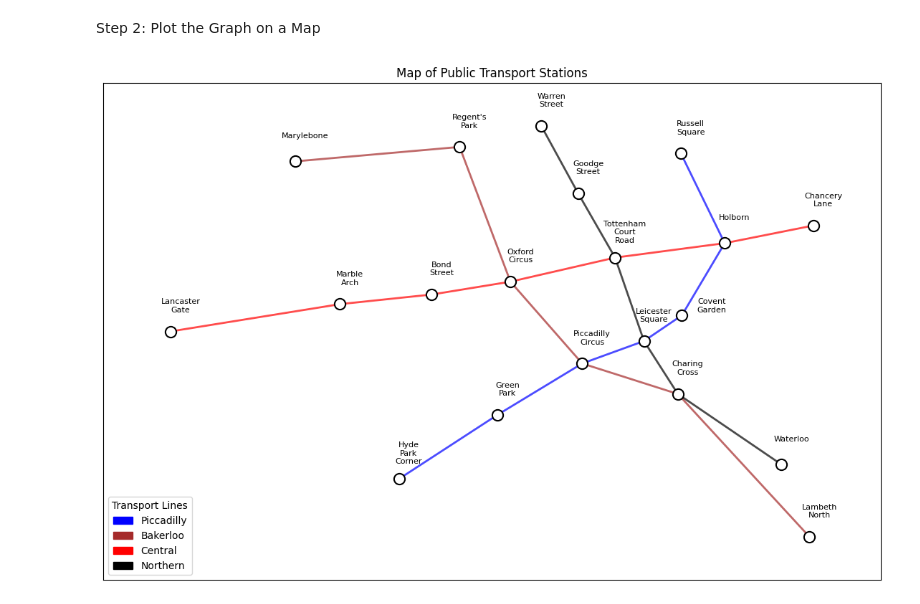
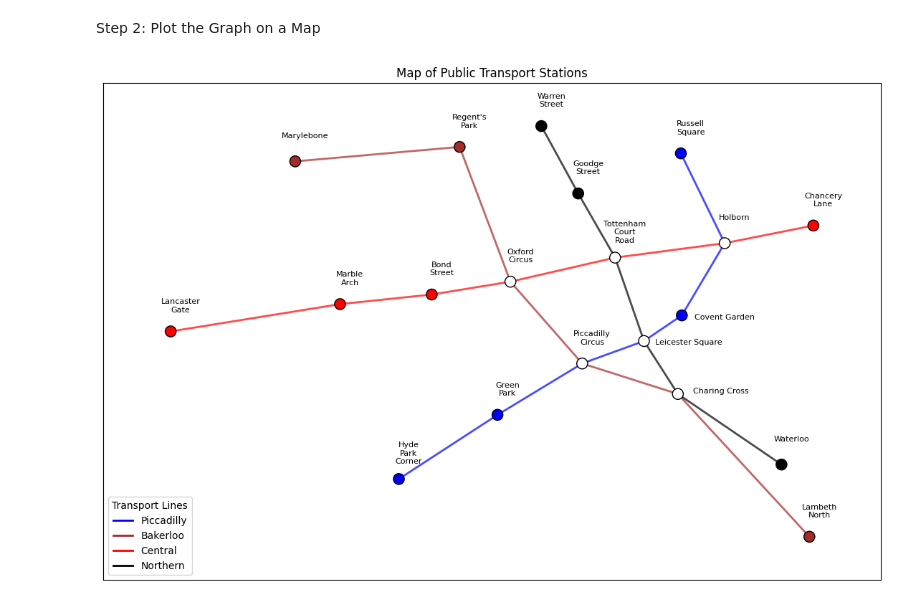
Before and after one commit to linhvdk220266/COMP1844_VoDangKhanhLinh_GCS220266, a Jupyter notebook: task_2.ipynb, the cells around one changed output. Drawn from its saved outputs; the diff is of its cells as text; code cells hidden in the pictures.

```diff
--- a/task_2.ipynb
+++ b/task_2.ipynb
@@ -210,7 +213,7 @@ final_result
 def break_long_string(label, max_words=2):
     """Breaks a string into multiple lines if it contains more than max_words."""
     words = label.split()
-    if len(words) >= max_words:
+    if len(words) >= max_words and label != "Leicester Square" and label != "Covent Garden" and label != "Charing Cross":
         return '\n'.join(words)  # Join words with newline character
     return label
 # %% [markdown]
@@ -230,46 +233,72 @@ line_colors = {
     'Northern': 'black'
 }
 
+interchange_station = {"Oxford Circus", "Tottenham Court Road", "Holborn", "Leicester Square", "Piccadilly Circus", "Charing Cross"}
+
 # Add edges to the graph with color mapping
 for df, line_name in zip([piccadilly_line, bakerloo_line, central_line, northern_line], line_colors.keys()):
     color = line_colors[line_name]
     for _, row in df.iterrows():
         G.add_edge(row['From Station'], row['To Station'], color=color)
+
+# Assign colors to nodes
+node_colors = []
+for node in G.nodes():
+    if node in interchange_station:
+        node_colors.append("white")  # Interchange station in white
+    else:
+        # Check each line to assign the line color for the node
+        for line_name, line_df in zip(line_colors.keys(), [piccadilly_line, bakerloo_line, central_line, northern_line]):
+            if node in line_df.values:
+                node_colors.append(line_colors[line_name])
+                break
 # %% [markdown]
 Step 2: Plot the Graph on a Map
 # %%
 fig, ax = plt.subplots(figsize=(14, 9))
 
 # Convert positions to map projection coordinates
 pos = {station: (lon, lat) for station, (lon, lat) in nx.get_node_attributes(G, 'pos').items()}
 
 # Offset positions for labels to avoid overlapping with nodes
 label_pos = {station: (lon + 0.001, lat + 0.0016) for station, (lon, lat) in pos.items()}
 
 # Adjust the label position of a specific node by name
 specific_node = "Covent Garden"
 if specific_node in label_pos:
-    label_pos[specific_node] = (label_pos[specific_node][0] + 0.002, label_pos[specific_node][1] - 0.001)
+    label_pos[specific_node] = (label_pos[specific_node][0] + 0.0033, label_pos[specific_node][1] - 0.0017)
+
+new_specific_node = "Leicester Square"
+if new_specific_node in label_pos:
+    label_pos[new_specific_node] = (label_pos[new_specific_node][0] + 0.0035, label_pos[new_specific_node][1] - 0.0017)
+
+other_specific_node = "Charing Cross"
+if other_specific_node in label_pos:
+    label_pos[other_specific_node] = (label_pos[other_specific_node][0] + 0.0033, label_pos[other_specific_node][1] - 0.0014)
 
 # Draw nodes
-nx.draw_networkx_nodes(G, pos, node_size=120, node_color="white", ax=ax, edgecolors="black", linewidths=1.5)
+nx.draw_networkx_nodes(G, pos, node_size=120, node_color=node_colors, ax=ax, edgecolors="black", linewidths=1)
 
 # Draw edges with assigned colors
 edges = G.edges(data=True)
 colors = [edge[2]['color'] for edge in edges]  # Get colors for each edge
 nx.draw_networkx_edges(G, pos, width=2, alpha=0.7, ax=ax, arrows=False, edge_color=colors)
 
 # Prepare labels with line breaks using the correct function
 label_dict = {station: break_long_string(station, max_words=2) for station in G.nodes()}
 
 # Draw labels with adjusted positions
 nx.draw_networkx_labels(G, label_pos, labels=label_dict, font_size=8, font_color="black", ax=ax)
 
 # Add a legend for each line
-legend_patches = [mpatches.Patch(color=color, label=line_name) for line_name, color in line_colors.items()]
-ax.legend(handles=legend_patches, title="Transport Lines", loc="lower left")
+# legend_patches = [mpatches.Patch(color=color, label=line_name) for line_name, color in line_colors.items()]
+# ax.legend(handles=legend_patches, title="Transport Lines", loc="lower left")
+
+# Add a legend with line styles for each line
+legend_lines = [mlines.Line2D([], [], color=color, linewidth=2, label=line_name) for line_name, color in line_colors.items()]
+ax.legend(handles=legend_lines, title="Transport Lines", loc="lower left")
 
 plt.title("Map of Public Transport Stations")
 plt.margins(0.05)
 # %% [output]
-[figure, old version]
+[figure, new version]
```
Also changed, not shown: parts of 8 cells of this notebook, 3 other files.
